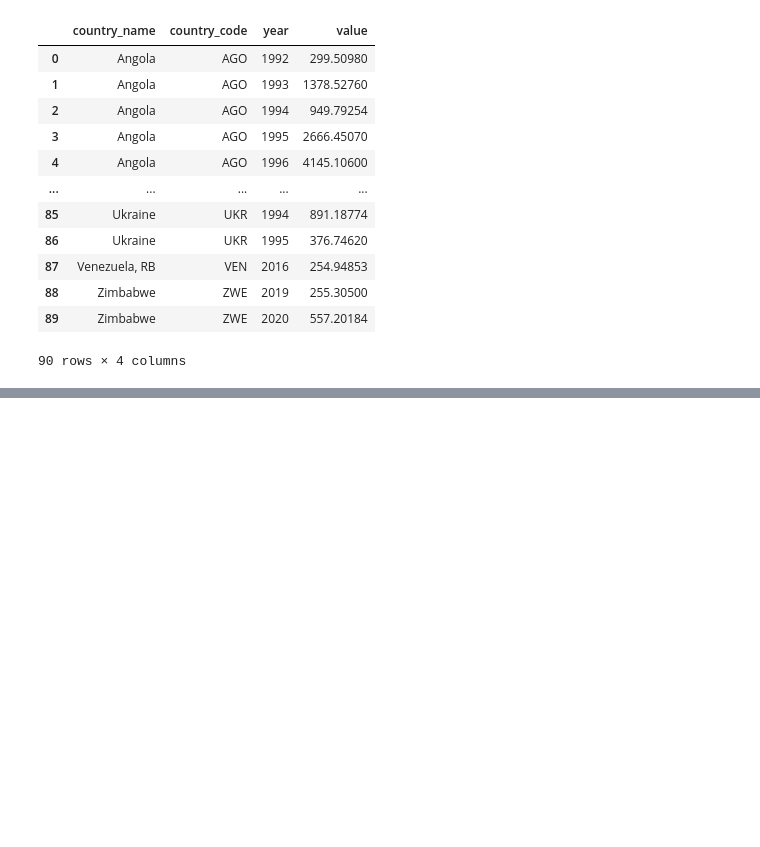
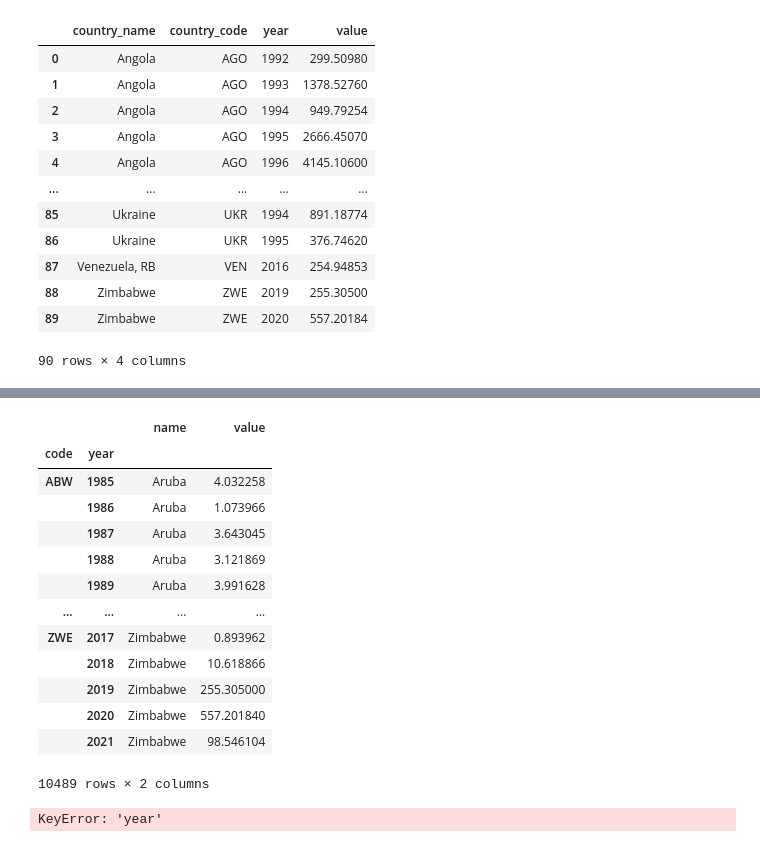
Before and after one commit to utkusarioglu/data-workshop, a Jupyter notebook: src/inflation.ipynb, the cells around one changed output, grey strips where cells are left out. Cells and saved outputs as stored; diff of their text form; code cells hidden in the pictures; blank space fills up the shorter version.

```diff
--- a/src/inflation.ipynb
+++ b/src/inflation.ipynb
@@ -234,0 +284,30 @@ view
+# %%
+all_raw.rename(columns={
+    "country_name": "name",
+    "country_code": "code",
+}, inplace=True)
+row_indices = ["code", "year"]
+all_raw.set_index(row_indices, inplace=True)
+all_raw
+# %% [output]
+|  |  | name | value |
+| code | year |  |  |
+| ABW | 1985 | Aruba | 4.032258 |
+|  | 1986 | Aruba | 1.073966 |
+|  | 1987 | Aruba | 3.643045 |
+|  | 1988 | Aruba | 3.121869 |
+|  | 1989 | Aruba | 3.991628 |
+| ... | ... | ... | ... |
+| ZWE | 2017 | Zimbabwe | 0.893962 |
+|  | 2018 | Zimbabwe | 10.618866 |
+|  | 2019 | Zimbabwe | 255.305000 |
+|  | 2020 | Zimbabwe | 557.201840 |
+|  | 2021 | Zimbabwe | 98.546104 |
+10489 rows × 2 columns
+# %%
+years = all_raw["year"].unique()
+countries = all_raw["country_code"].unique()
+tuples = list(zip(years, countries))
+pd.MultiIndex.from_product([years, countries])
+# %% [output]
+KeyError: 'year'
```
Also changed, not shown: parts of 4 cells of this notebook, 5 other files.
